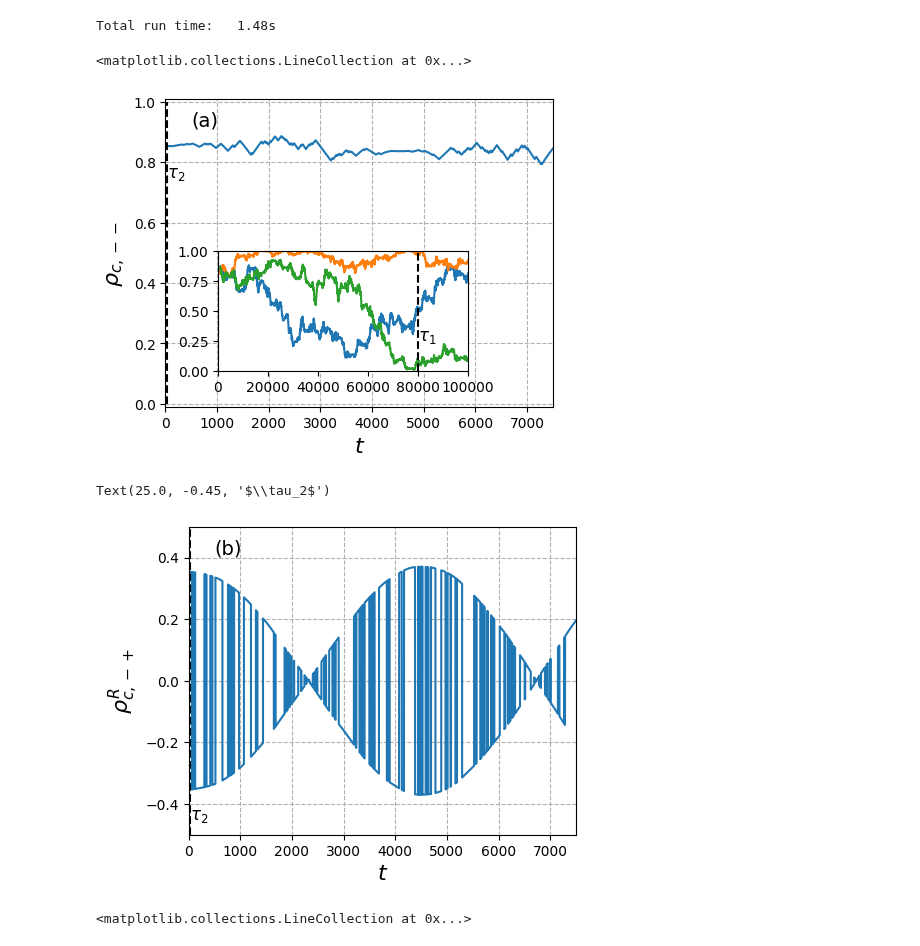
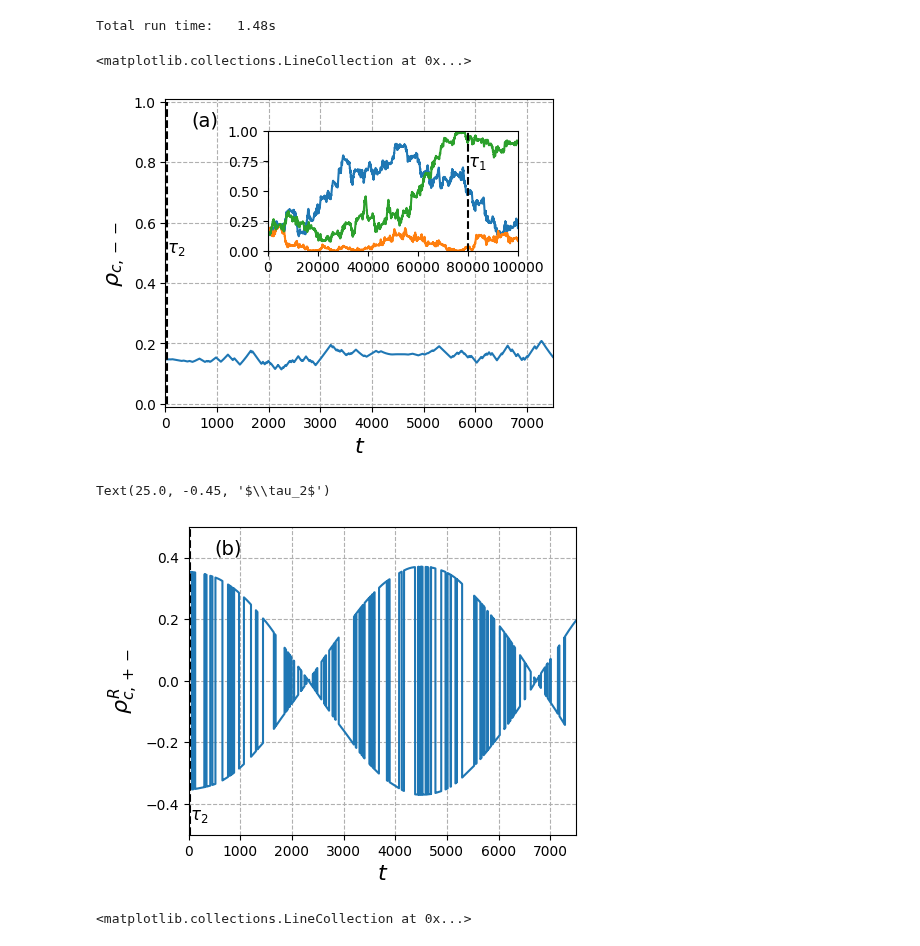
Before and after one commit to mikeal888/The_V_model, a Jupyter notebook: two_ls.ipynb, the cells around one changed output. Drawn from its saved outputs; the diff is of its cells as text; code cells hidden in the pictures.

Commit message:
corrected matrix element labels in transformed basis for consistency with the rest of the project

```diff
--- a/two_ls.ipynb
+++ b/two_ls.ipynb
@@ -160,8 +160,8 @@ Total run time:  23.06s
 # %%
 # Get the state-1 population expectation values
-g1_evo_long1 = result_long1.expect[1]
-g1_evo_long2 = result_long2.expect[1]
-g1_evo_long3 = result_long3.expect[1]
+g0_evo_long1 = result_long1.expect[0]
+g0_evo_long2 = result_long2.expect[0]
+g0_evo_long3 = result_long3.expect[0]
 # %%
 # Simulate a trajectory over a shorter time frame to show decay of coherece
 
@@ -177,39 +177,39 @@ Total run time:   1.48s
 # %%
 # Plot the populations
 
 
 fig, ax1 = plt.subplots(figsize=(5,4))
 # plt.plot(tlist, g0_evo_prime, label=r"$\sigma'_{00}$")
-ax1.plot(tlist, g1_evo_prime)#, label=r"$\tilde{\rho}_{c,11}$")
+ax1.plot(tlist, g0_evo_prime)#, label=r"$\tilde{\rho}_{c,11}$")
 
 ax1.set_xlabel(r'$t$', fontsize=16)
 ax1.set_ylabel(r"$\rho_{c,--}$", fontsize=16)
 # plt.legend(fontsize=12, loc="upper left")
 ax1.grid(linestyle='--')
 ax1.set_xlim([t0,tf])
 ax1.set_ylim(-0.01, 1.01)
 ax1.text(500, 0.92, "(a)", fontsize=14)
 
 # Include vertical line representing the shorter timescale on the main plot
 ax1.vlines(T_short, ymin=0, ymax=1, linestyles=['--'], colors=['k'])
-ax1.text(T_short, 0.75, r"$\tau_2$",fontsize=12)
+ax1.text(T_short, 0.5, r"$\tau_2$",fontsize=12)
 
-ax2 = fig.add_axes([0.23,0.2,0.5,0.3])
-ax2.plot(tlong,g1_evo_long1)
-ax2.plot(tlong,g1_evo_long2)
-ax2.plot(tlong,g1_evo_long3)
+ax2 = fig.add_axes([0.33,0.5,0.5,0.3])
+ax2.plot(tlong,g0_evo_long1)
+ax2.plot(tlong,g0_evo_long2)
+ax2.plot(tlong,g0_evo_long3)
 ax2.set_xlim([t0,tf_long])
 ax2.set_ylim([0,1])
 
 
 # Vertical lines representing the timescales, omitted tau_2 label for now since the line does not even appear
 ax2.vlines(T_long, ymin=0, ymax=1, linestyles=['--'], colors=['k'])
-ax2.text(T_long, 0.25, r"$\tau_1$",fontsize=12)
+ax2.text(T_long, 0.7, r"$\tau_1$",fontsize=12)
 ax2.vlines(T_short, ymin=0, ymax=1, linestyles=['--'], colors=['k'])
 # ax2.text(T_short, 0.25, r"$\tau_2$",fontsize=12)
 # %% [output]
 <matplotlib.collections.LineCollection at 0x...>
-[figure, old version]
+[figure, new version]
 # %%
 # Plot the coherences
 
@@ -217,7 +217,7 @@ fig, ax1 = plt.subplots(figsize=(5,4))
 ax1.plot(tlist, g10_evo_prime.real)#, label=r"Re[$\tilde{\rho}_{c,10}$]")
 
 ax1.set_xlabel(r'$t$', fontsize=16)
-ax1.set_ylabel(r"$\rho_{c,-+}^R$", fontsize=16)
+ax1.set_ylabel(r"$\rho_{c,+-}^R$", fontsize=16)
 # ax1.legend(fontsize=12, loc="upper left")
 ax1.grid(linestyle='--')
 ax1.set_xlim(t0,tf)
@@ -233,7 +233,7 @@ ax1.vlines(T_short,-0.5, 0.5, colors=['k'], linestyles=['--'])
 ax1.text(T_short, -0.45, r"$\tau_2$",fontsize=12)
 # %% [output]
 Text(25.0, -0.45, '$\\tau_2$')
-[figure, old version]
+[figure, new version]
 # %%
 
 fig, ax1 = plt.subplots(figsize=(5,4))
```
Also changed, not shown: parts of 4 cells of this notebook.
